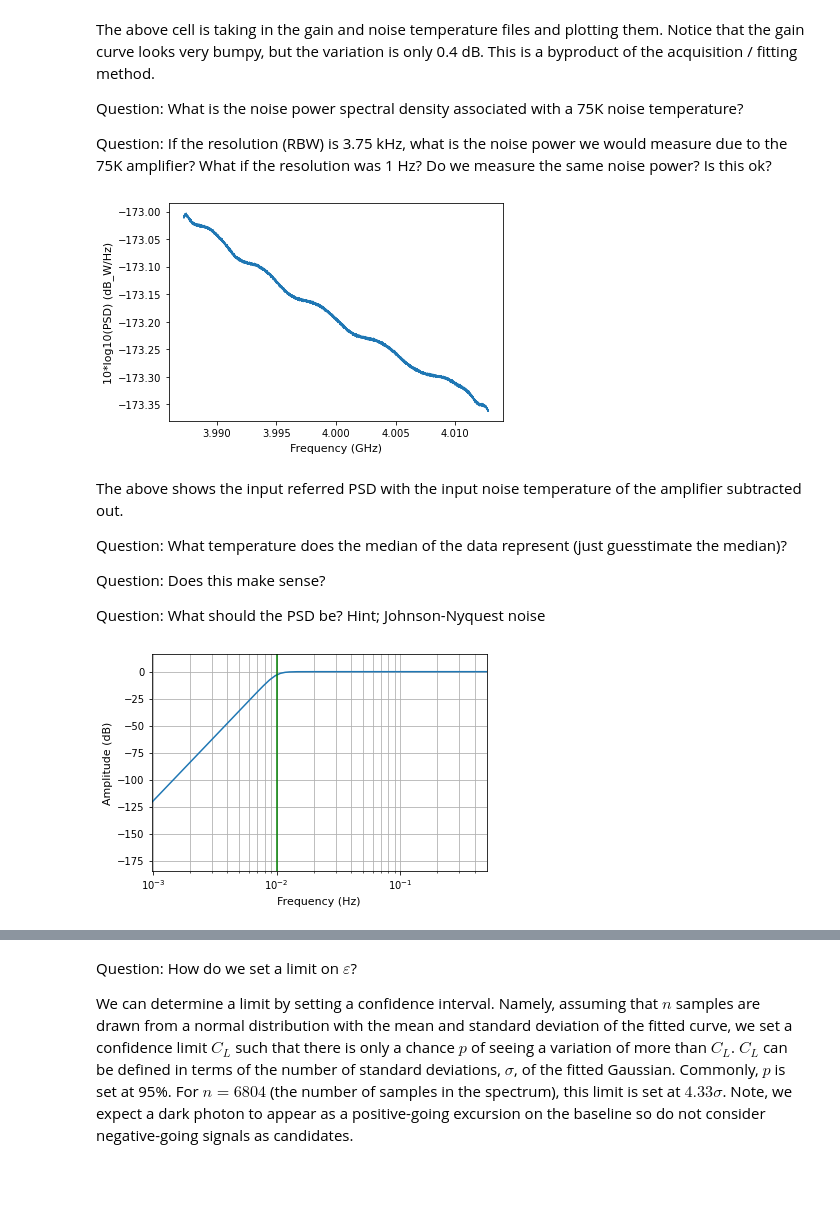
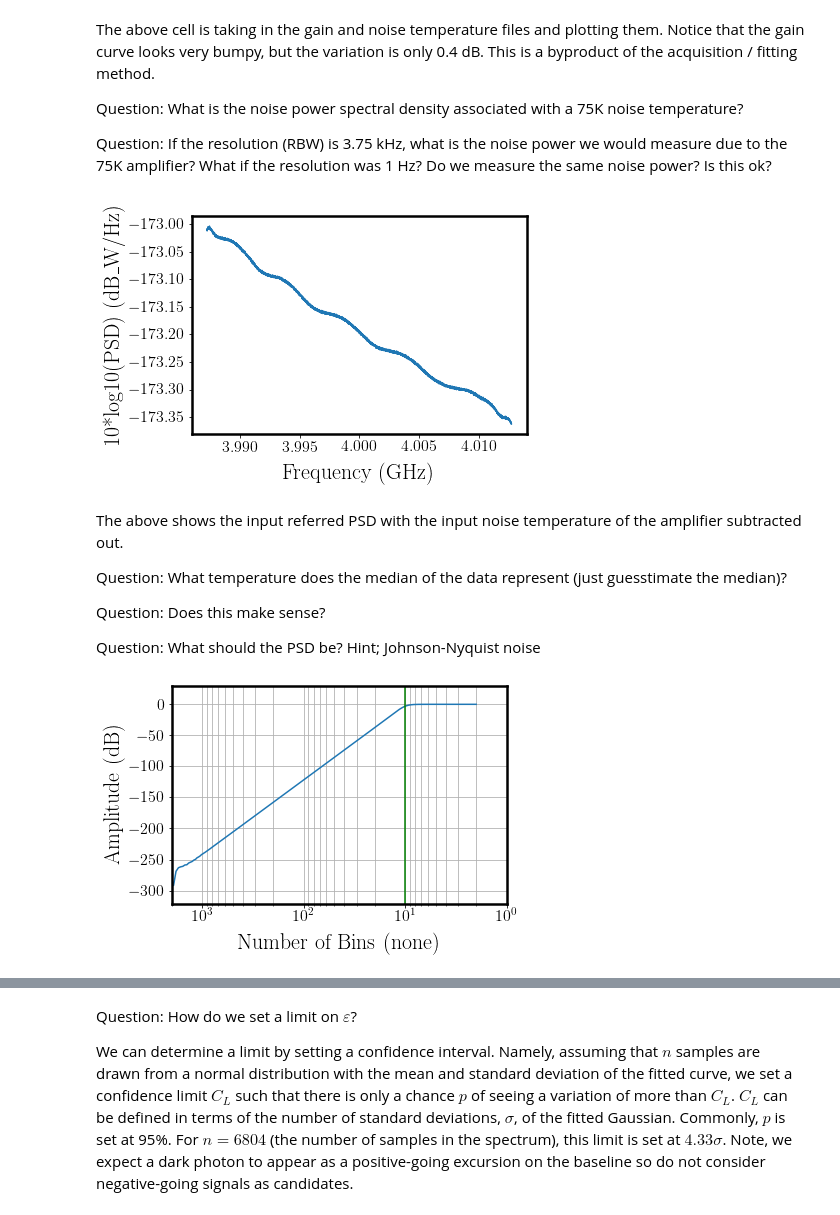
Before and after one commit to josephmlev/darkRadio, a Jupyter notebook: HEPCAT_2022/HEPCAT_Analysis.ipynb, the cells around one changed output, grey strips where cells are left out. Cells and saved outputs as stored; diff of their text form; code cells hidden in the pictures; blank space fills up the shorter version.

```diff
--- a/HEPCAT_2022/HEPCAT_Analysis.ipynb
+++ b/HEPCAT_2022/HEPCAT_Analysis.ipynb
@@ -22,17 +22,19 @@ def gaus(x,a,x0,sigma):
     return a*np.exp(-(x-x0)**2/(2*sigma**2))
 
 # Label setup for plots
-label_font = {'fontname':'Arial', 'size':'11', 'color':'black', 'weight':'normal',
+label_font = {'fontname':'Arial', 'size':'22', 'color':'black', 'weight':'normal',
           'verticalalignment':'bottom'}
 title_font = {'fontname':'sans-serif', 'size':'16', 'color':'black', 'weight':'bold'}
-legend_font = {'family':'sans-serif', 'size':'10', 'style':'normal'}
+legend_font = {'family':'sans-serif', 'size':'20', 'style':'normal'}
+tickSize = 16
+labelpadVal = 30
 # %% [markdown]
 This Jupyter notebook will load in and analyze the data taken by the Spectran V6 spectrum analyzer. By this time, you should have successfully taken about 1 day of data that has been saved in a .CSV file. You will now analyze these data to look candidate dark photon signals and set a limit on the dark photon coupling strength, $\varepsilon$
 over the frequency span you took data. We start by first loading this data into a dataframe.
 # %%
 #Set the directory and file name where your data are stored. DataDir is the relitive
 #path. If you put the data in the same directory as this notebook leave it as "./"
-dataDir = './'
+dataDir = './../../Aaronia/'
 fileName = '4Ghz-2MCs-1e6-1e5-dclosed-LR5.csv'
 
 # Load the data in the .CSV into a tabular data structure called a pandas dataframe. This will allow
@@ -169,21 +173,23 @@ Question: If the resolution (RBW) is 3.75 kHz, what is the noise power we would
 # %%
 # Linearly interpolate gain values for all frequency bins in the acquired data
 gainInterp = 10**(np.interp(dataFreqs, gainFitFreqs, gainFitAmps)/10.)
 
 # Linearly interpolate noise temperature values for all frequency bins in the acquired data
 # and conver to noise power
 nfInterp = np.interp(dataFreqs, nfFreqs, nfVals)*(1.381*10**-23)*3750
 
 # Subtract off the noise power and divide by the interpolated gain
 dataCorrected = dataLin / gainInterp - nfInterp
 
 # Plot power spectral density vs. frequency
 plt.plot(dataFreqs/10**9, 10*np.log10(dataCorrected*1000/3750.))
-plt.xlabel('Frequency (GHz)', labelpad = 15, **label_font)
+plt.xlabel('Frequency (GHz)', labelpad = labelpadVal, **label_font)
 plt.ylabel('10*log10(PSD) (dB_W/Hz)', **label_font)
+plt.xticks(fontsize = tickSize)
+plt.yticks(fontsize = tickSize)
 plt.show()
 # %% [output]
-[figure, old version]
+[figure, new version]
 # %% [markdown]
 The above shows the input referred PSD with the input noise temperature
 of the amplifier subtracted out.
@@ -192,13 +198,13 @@ Question: What temperature does the median of the data represent (just guesstima
 
 Question: Does this make sense?
 
-Question: What should the PSD be? Hint; Johnson-Nyquest noise
+Question: What should the PSD be? Hint; Johnson-Nyquist noise
 # %%
 # Sampling rate such that the total amount of data is 1s
 fs = len(dataFreqs)
 
 # Cutoff in number of bins
-fc = 100
+fc = 10
 
 # Normalize the frequency in term of Nyquist
 fcNorm = 2./(fc)
@@ -209,16 +215,21 @@ b, a = signal.butter(6, fcNorm, 'highpass', analog = False)
 # Compute the frequency response of a digital filter.
 # w: The frequencies at which h was computed, in the same units as fs.
 # h: The frequency response, as complex numbers.
-w, h = signal.freqz(b, a, worN=512)
+w, h = signal.freqz(b, a, worN=16384)
 binNumberAxis = np.linspace(6000, 2, len(w))
 
 # Plot the frequency response on a semilog plot
-plt.semilogx(w / (2*np.pi), 20 * np.log10(abs(h)), label = 'High-Pass')
+plt.semilogx(1 / (w[1:] / (2*np.pi)), 20 * np.log10(abs(h[1:])), label = 'High-Pass')
+#plt.gca().invert_xaxis()
 plt.margins(0, 0.1)
+plt.xlim([2000, 1])
+plt.gca().set_xticks([10**3, 10**2, 10**1, 10**0])
 plt.grid(which='both', axis='both')
-plt.axvline(1./fc, color='green') # cutoff frequency
-plt.xlabel('Frequency (Hz)', labelpad = 15, **label_font)
+plt.axvline(fc, color='green') # cutoff frequency
+plt.xlabel('Number of Bins (none)', labelpad = labelpadVal, **label_font)
 plt.ylabel('Amplitude (dB)', **label_font)
+plt.xticks(fontsize = tickSize)
+plt.yticks(fontsize = tickSize)
 plt.show()
 # %% [output]
-[figure, old version]
+[figure, new version]
```
Also changed, not shown: parts of 12 cells of this notebook.
